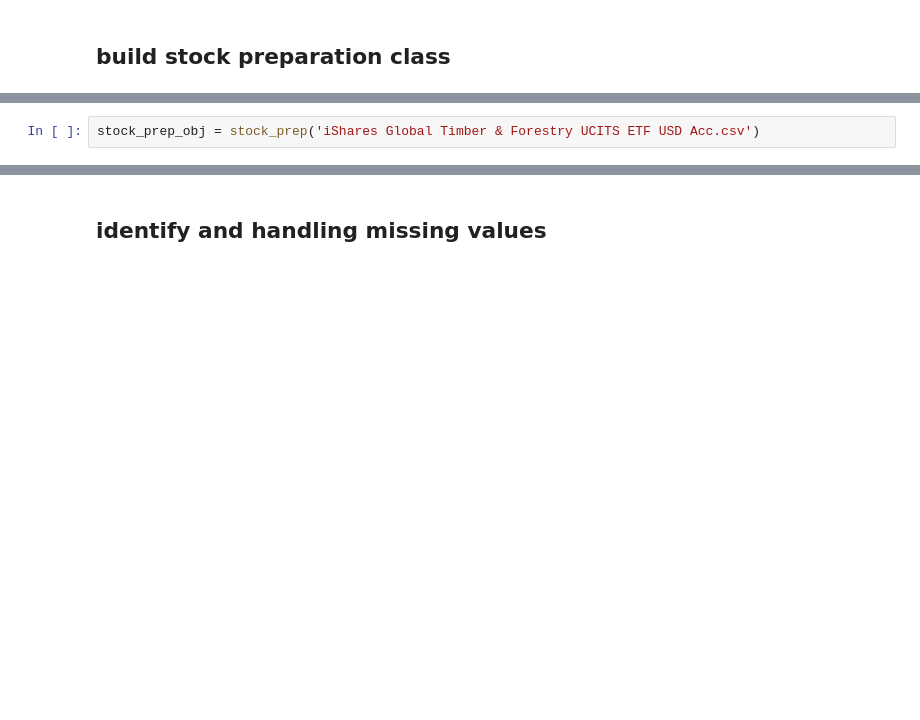
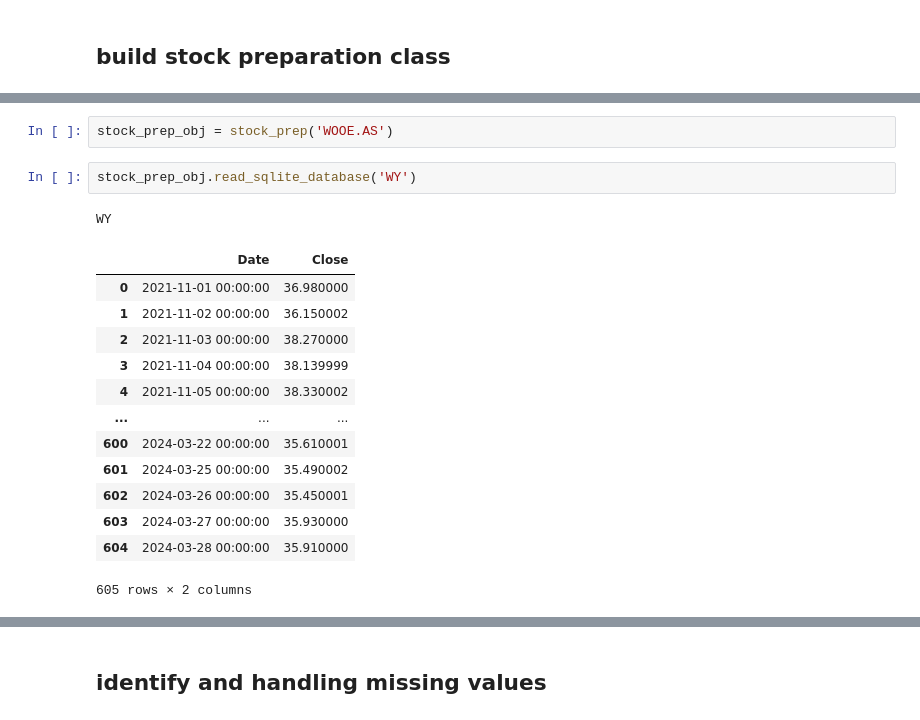
Before and after one commit to scaja/python_libraries_toolkits_for_modern_day_analysts_deprecated, a Jupyter notebook: 03_data_preparation.ipynb, the cells around one changed output, grey strips where cells are left out. Cells and saved outputs as stored; diff of their text form; blank space fills up the shorter version.

Commit message:
load from sqlite func

```diff
--- a/03_data_preparation.ipynb
+++ b/03_data_preparation.ipynb
@@ -134,2 +172,19 @@ class stock_prep:
-# %%
-stock_prep_obj = stock_prep('iShares Global Timber & Forestry UCITS ETF USD Acc.csv')
+# %%
+stock_prep_obj = stock_prep('WOOE.AS')
+# %%
+stock_prep_obj.read_sqlite_database('WY')
+# %% [output]
+WY
+|  | Date | Close |
+| 0 | 2021-11-01 00:00:00 | 36.980000 |
+| 1 | 2021-11-02 00:00:00 | 36.150002 |
+| 2 | 2021-11-03 00:00:00 | 38.270000 |
+| 3 | 2021-11-04 00:00:00 | 38.139999 |
+| 4 | 2021-11-05 00:00:00 | 38.330002 |
+| ... | ... | ... |
+| 600 | 2024-03-22 00:00:00 | 35.610001 |
+| 601 | 2024-03-25 00:00:00 | 35.490002 |
+| 602 | 2024-03-26 00:00:00 | 35.450001 |
+| 603 | 2024-03-27 00:00:00 | 35.930000 |
+| 604 | 2024-03-28 00:00:00 | 35.910000 |
+605 rows × 2 columns
```
Also changed, not shown: parts of 8 cells of this notebook, 11 other files.
